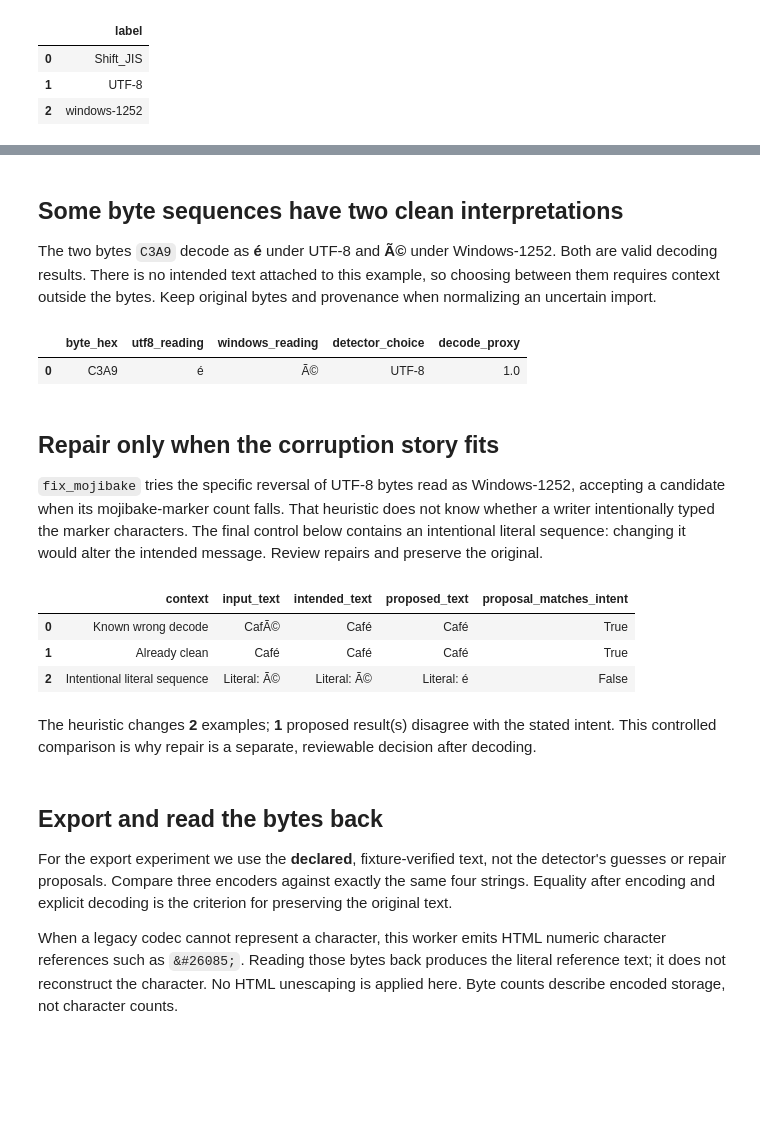
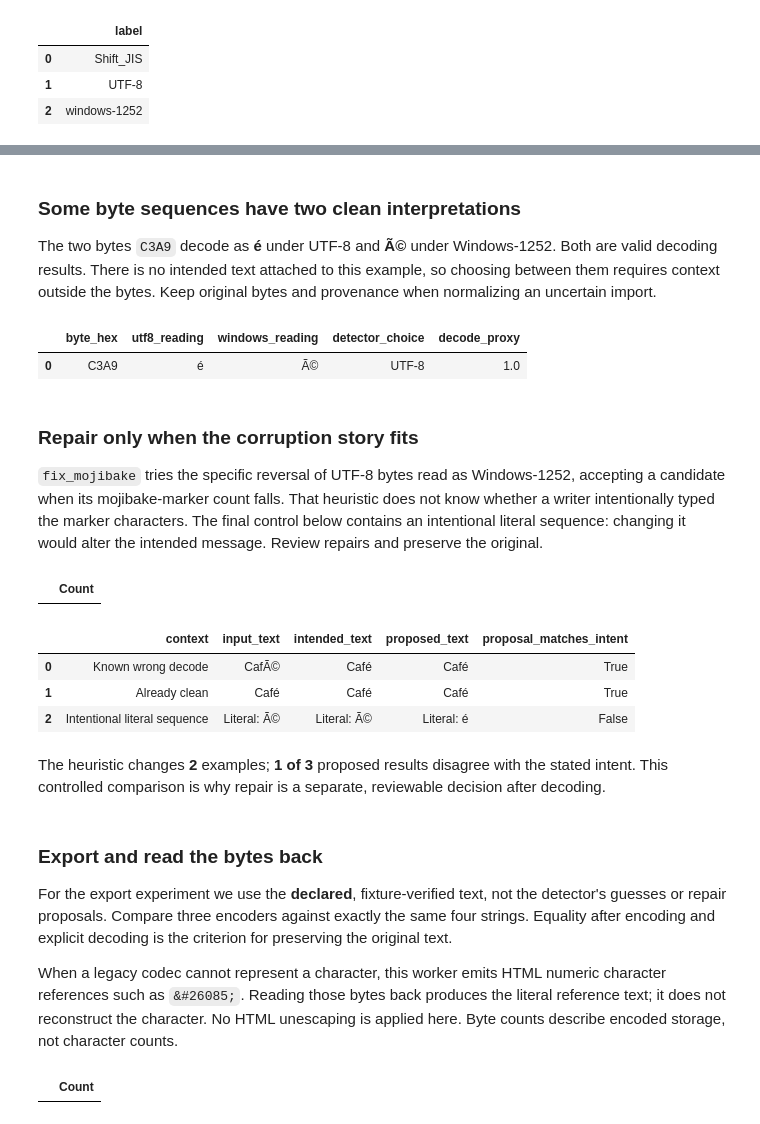
Before and after one commit to Query-farm/vgi-charset, a Jupyter notebook: notebooks/01_clean_bytes_wrong_words.ipynb, the cells around one changed output, grey strips where cells are left out. Cells and saved outputs as stored; diff of their text form; code cells hidden in the pictures; blank space fills up the shorter version.

```diff
--- a/notebooks/01_clean_bytes_wrong_words.ipynb
+++ b/notebooks/01_clean_bytes_wrong_words.ipynb
@@ -139,5 +170,5 @@ The guessed text matches **3 of 4** known fixtures. The disagreement is in **Jap
 # %% [markdown]
-## Some byte sequences have two clean interpretations
+### Some byte sequences have two clean interpretations
 
 The two bytes `C3A9` decode as **é** under UTF-8 and **Ã©** under Windows-1252.
 Both are valid decoding results. There is no intended text attached to this example,
@@ -154,7 +185,7 @@ SELECT hex(unhex('C3A9')) AS byte_hex,
 |  | byte_hex | utf8_reading | windows_reading | detector_choice | decode_proxy |
 | 0 | C3A9 | é | Ã© | UTF-8 | 1.0 |
 # %% [markdown]
-## Repair only when the corruption story fits
+### Repair only when the corruption story fits
 
 `fix_mojibake` tries the specific reversal of UTF-8 bytes read as Windows-1252,
 accepting a candidate when its mojibake-marker count falls. That heuristic does
@@ -162,12 +193,15 @@ not know whether a writer intentionally typed the marker characters.
 The final control below contains an intentional literal sequence: changing it
 would alter the intended message. Review repairs and preserve the original.
 # %%
-%%sql repairs <<
+%%sql
+CREATE TABLE repair_proposals AS
 SELECT context, input_text, intended_text,
        charset.main.fix_mojibake(input_text) AS proposed_text,
        proposed_text = intended_text AS proposal_matches_intent
 FROM (VALUES
  ('Known wrong decode', 'CafÃ©', 'Café'),
  ('Already clean', 'Café', 'Café'),
  ('Intentional literal sequence', 'Literal: Ã©', 'Literal: Ã©')
 ) AS t(context, input_text, intended_text);
+# %% [output]
+|  | Count |
@@ -178,7 +215,7 @@ changed = repairs.input_text != repairs.proposed_text
 wrong = ~repairs.proposal_matches_intent
 prose(
     f"The heuristic changes **{int(changed.sum())}** examples; "
-    f"**{int(wrong.sum())}** proposed result(s) disagree with the stated intent. "
+    f"**{int(wrong.sum())} of {len(repairs)}** proposed results disagree with the stated intent. "
     "This controlled comparison is why repair is a separate, reviewable decision after decoding."
 )
 # %% [output]
@@ -186,9 +223,9 @@ prose(
 | 0 | Known wrong decode | CafÃ© | Café | Café | True |
 | 1 | Already clean | Café | Café | Café | True |
 | 2 | Intentional literal sequence | Literal: Ã© | Literal: Ã© | Literal: é | False |
-The heuristic changes **2** examples; **1** proposed result(s) disagree with the stated intent. This controlled comparison is why repair is a separate, reviewable decision after decoding.
+The heuristic changes **2** examples; **1 of 3** proposed results disagree with the stated intent. This controlled comparison is why repair is a separate, reviewable decision after decoding.
 # %% [markdown]
-## Export and read the bytes back
+### Export and read the bytes back
 
 For the export experiment we use the **declared**, fixture-verified text, not the
 detector's guesses or repair proposals. Compare three encoders against exactly
@@ -200,13 +237,13 @@ character references such as `&#26085;`. Reading those bytes back produces the
 literal reference text; it does not reconstruct the character. No HTML unescaping
 is applied here. Byte counts describe encoded storage, not character counts.
 # %%
-%%sql exports <<
+%%sql
 CREATE OR REPLACE TABLE export_matrix AS
 WITH encoded AS (
  SELECT d.id, d.sample, d.declared_text, e.label AS encoding,
         charset.main.transcode(d.declared_text, e.label) AS encoded_bytes
- FROM decoded d CROSS JOIN charset.main.supported_encodings() e
- WHERE e.label IN ('windows-1252', 'Shift_JIS', 'UTF-8')
+ FROM decoded d CROSS JOIN selected_encodings e
+
 ), restored AS (
  SELECT *, charset.main.to_utf8_from(encoded_bytes, encoding) AS roundtrip_text
  FROM encoded
@@ -214,6 +251,5 @@ WITH encoded AS (
 SELECT *, octet_length(encoded_bytes) AS byte_count,
        roundtrip_text = declared_text AS text_preserved
 FROM restored;
-SELECT sample, declared_text, roundtrip_text, byte_count, text_preserved,
-       hex(encoded_bytes) AS encoded_hex
-FROM export_matrix WHERE encoding = {{ encoding_sql }} ORDER BY id;
+# %% [output]
+|  | Count |
```
Also changed, not shown: parts of 27 cells of this notebook, 11 other files.
